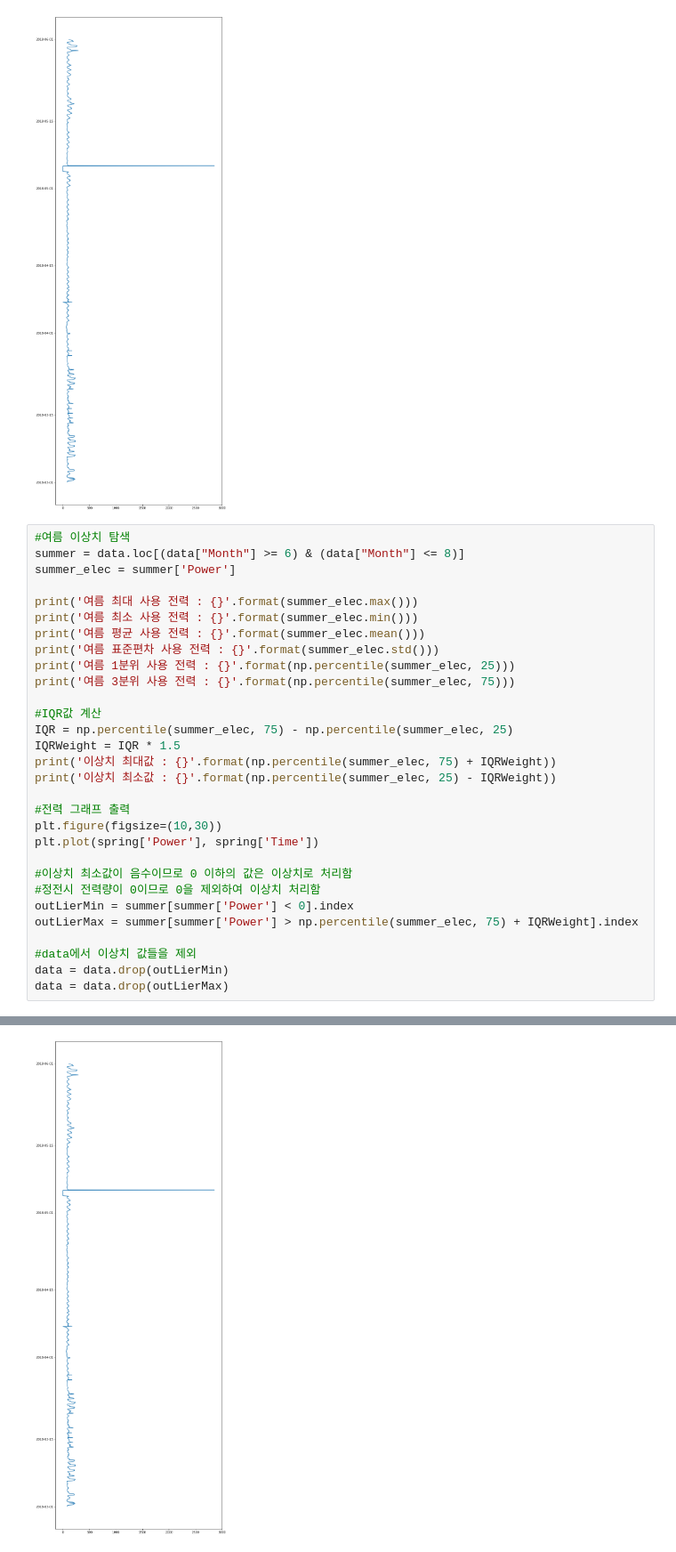
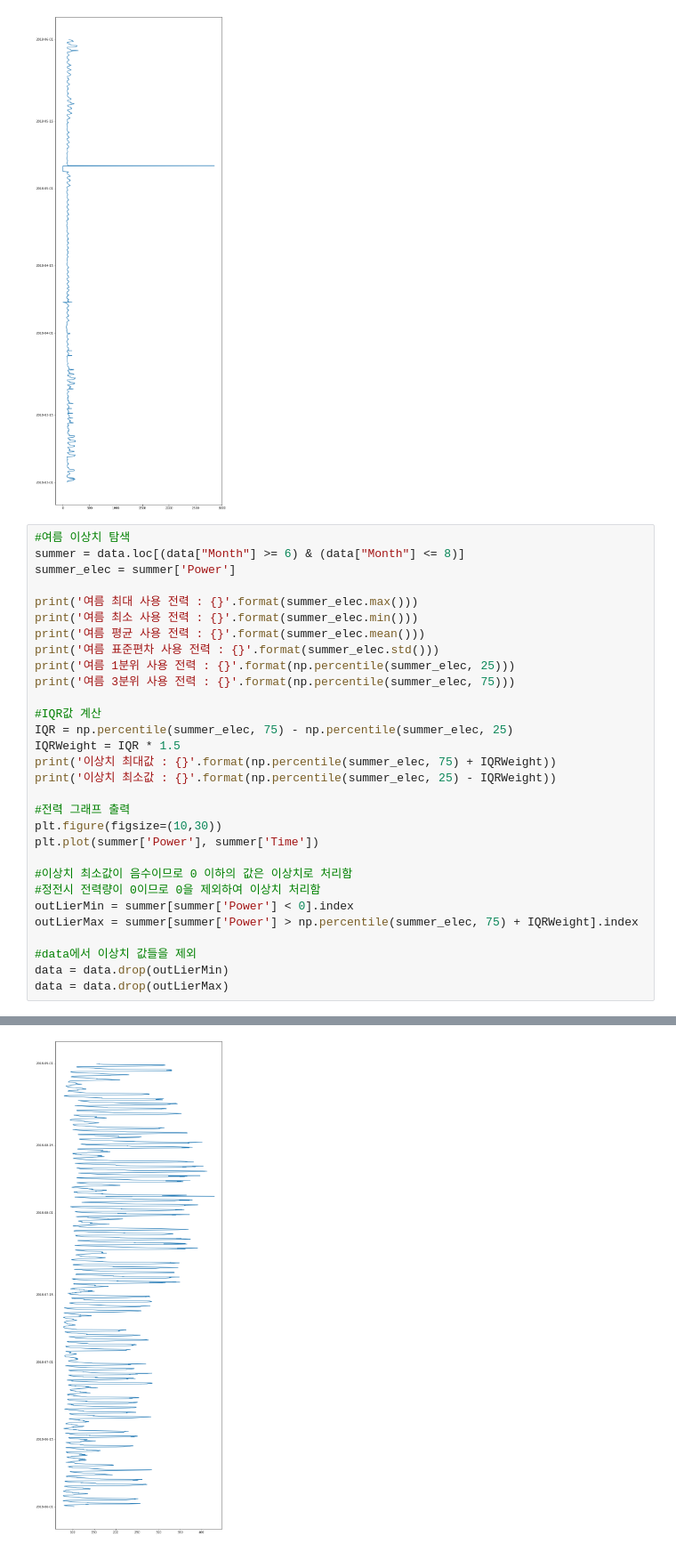
Before and after one commit to k1mm1nseok/MLInterpolate, a Jupyter notebook: projectInclude0.ipynb, the cells around one changed output, grey strips where cells are left out. Shown at 89% size. Saved outputs shown, nothing was run; the diff lists cells and outputs as text.

```diff
--- a/projectInclude0.ipynb
+++ b/projectInclude0.ipynb
@@ -143,35 +143,35 @@ print('여름 평균 사용 전력 : {}'.format(summer_elec.mean()))
 print('여름 표준편차 사용 전력 : {}'.format(summer_elec.std()))
 print('여름 1분위 사용 전력 : {}'.format(np.percentile(summer_elec, 25)))
 print('여름 3분위 사용 전력 : {}'.format(np.percentile(summer_elec, 75)))
 
 #IQR값 계산
 IQR = np.percentile(summer_elec, 75) - np.percentile(summer_elec, 25)
 IQRWeight = IQR * 1.5
 print('이상치 최대값 : {}'.format(np.percentile(summer_elec, 75) + IQRWeight))
 print('이상치 최소값 : {}'.format(np.percentile(summer_elec, 25) - IQRWeight))
 
 #전력 그래프 출력
 plt.figure(figsize=(10,30))
-plt.plot(spring['Power'], spring['Time'])
+plt.plot(summer['Power'], summer['Time'])
 
 #이상치 최소값이 음수이므로 0 이하의 값은 이상치로 처리함
 #정전시 전력량이 0이므로 0을 제외하여 이상치 처리함
 outLierMin = summer[summer['Power'] < 0].index
 outLierMax = summer[summer['Power'] > np.percentile(summer_elec, 75) + IQRWeight].index
 
 #data에서 이상치 값들을 제외
 data = data.drop(outLierMin)
 data = data.drop(outLierMax)
 # %% [output]
 여름 최대 사용 전력 : 430.3360000000102
 여름 최소 사용 전력 : 77.44000000006054
 여름 평균 사용 전력 : 165.6771265306127
 여름 표준편차 사용 전력 : 78.28033122647896
 여름 1분위 사용 전력 : 106.2399999999907
 여름 3분위 사용 전력 : 211.58399999994433
 이상치 최대값 : 369.59999999987474
 이상치 최소값 : -51.77599999993974
-[figure, old version]
+[figure, new version]
 # %%
 #가을 이상치 탐색
 
```
Also changed, not shown: parts of 2 cells of this notebook.
